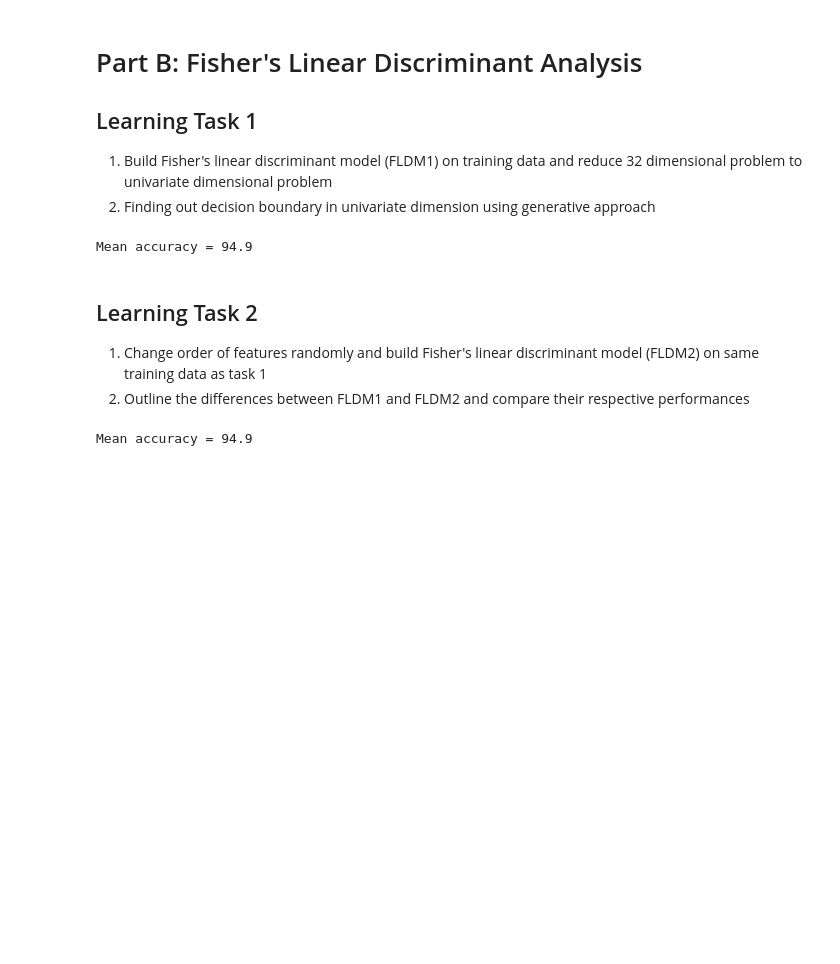
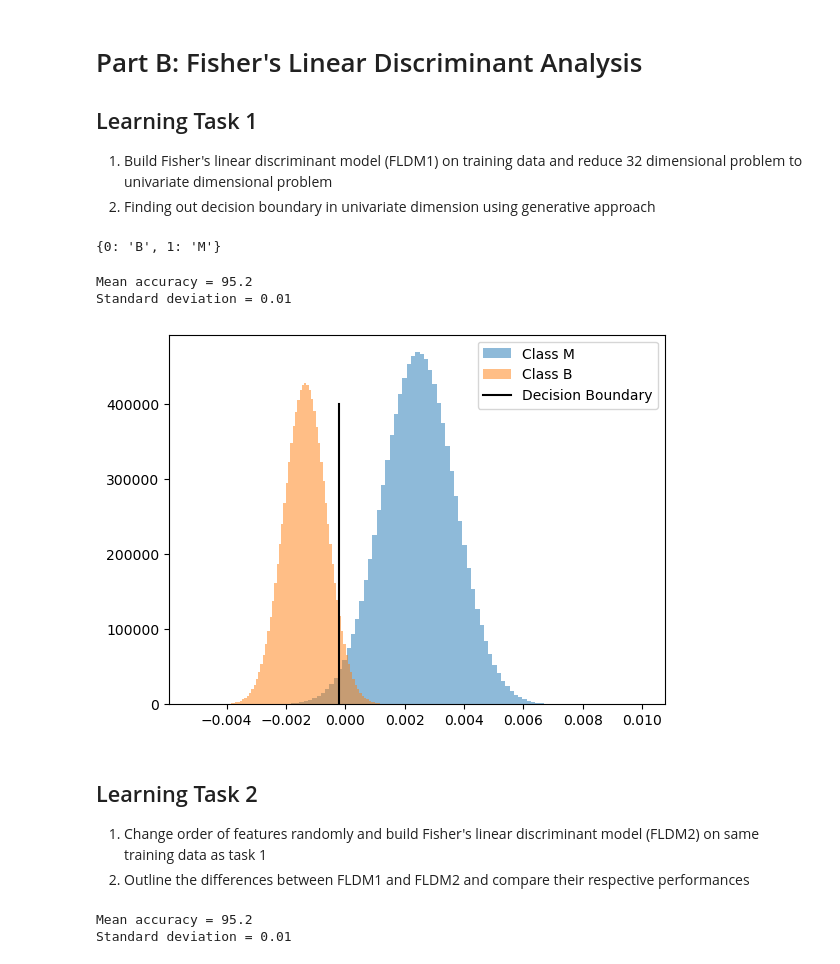
Before and after one commit to majimearun/ml-assignments, a Jupyter notebook: Assignment 1/Tasks/FLDA.ipynb, the cells around one changed output. Drawn from its saved outputs; the diff is of its cells as text; code cells hidden in the pictures; blank space fills up the shorter version.

```diff
--- a/Assignment 1/Tasks/FLDA.ipynb
+++ b/Assignment 1/Tasks/FLDA.ipynb
@@ -16,7 +16,9 @@ warnings.filterwarnings(action="ignore")
 dataset = pd.read_csv("../dataset.csv")
 dataset.drop(columns = ["id"], inplace=True)
 preprocessor_1 = Preprocessor(dataset, "diagnosis")
-splits = preprocessor_1.preprocess(drop_na=True, standardize=False, labels=[0, 1], n_splits=10)
+splits = preprocessor_1.preprocess(drop_na=False, standardize=True, labels=[0, 1], n_splits=10)
+# %% [output]
+{0: 'B', 1: 'M'}
 # %%
 accuracies: list[float] = []
 for split in splits:
@@ -29,8 +31,14 @@ for split in splits:
     accuracies.append((tp + tn) / (tp + tn + fp + fn))
 mean_accuracy = np.round((np.mean(accuracies)*100), 2)
 print(f"Mean accuracy = {mean_accuracy}")
+print(f"Standard deviation = {np.round(np.std(accuracies), 2)}")
 # %% [output]
-Mean accuracy = 94.9
+Mean accuracy = 95.2
+Standard deviation = 0.01
+# %%
+FLDM1.plot_gaussians()
+# %% [output]
+[figure, added]
 # %% [markdown]
 ## Learning Task 2
 1. Change order of features randomly and build Fisher's linear discriminant model (FLDM2) on same training data as task 1
@@ -50,5 +58,7 @@ for split in splits:
     accuracies.append((tp + tn) / (tp + tn + fp + fn))
 mean_accuracy = np.round((np.mean(accuracies)*100), 2)
 print(f"Mean accuracy = {mean_accuracy}")
+print(f"Standard deviation = {np.round(np.std(accuracies), 2)}")
 # %% [output]
-Mean accuracy = 94.9
+Mean accuracy = 95.2
+Standard deviation = 0.01
```
Also changed, not shown: parts of 1 cell of this notebook, 5 other files.
